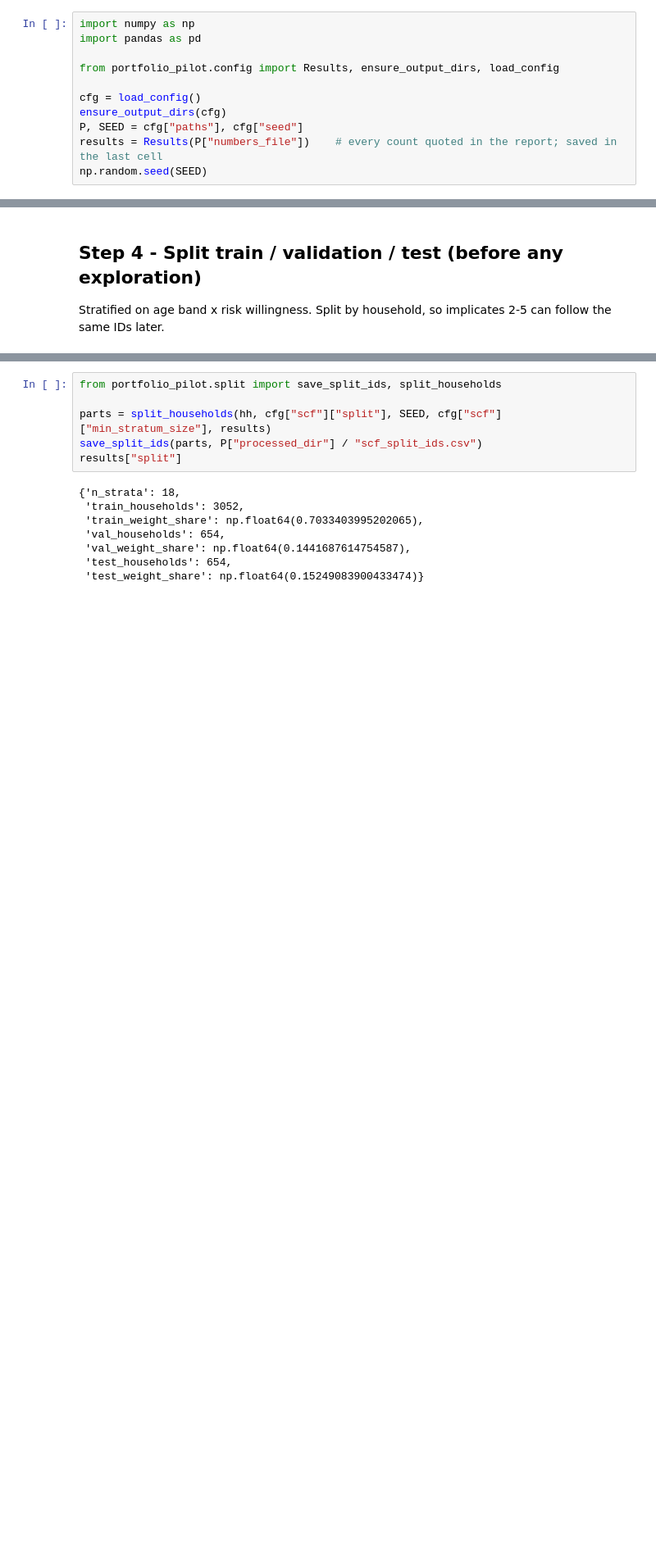
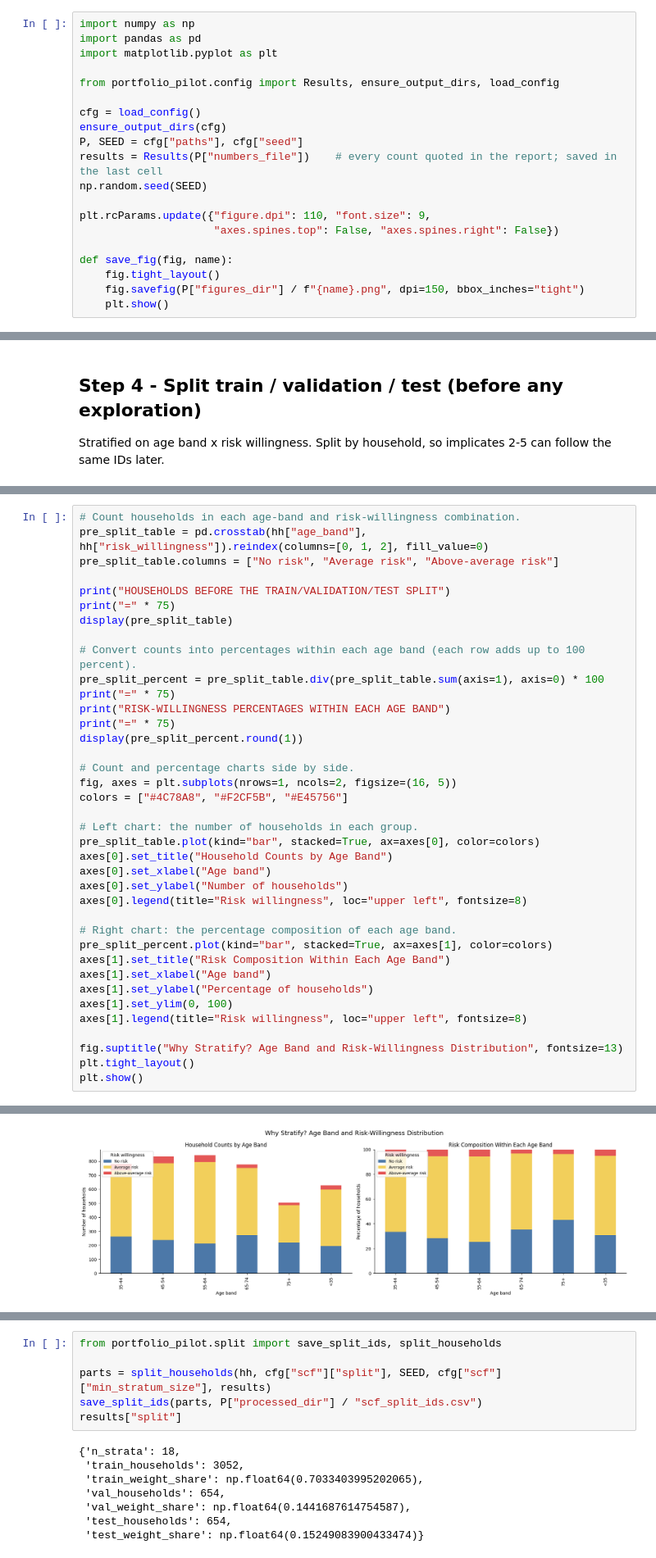
Before and after one commit to Ivory-Uche/Portfolio-Pilot, a Jupyter notebook: notebooks/01_clean_and_split.ipynb, the cells around one changed output, grey strips where cells are left out. Shown at 82% size. Saved outputs shown, nothing was run; the diff lists cells and outputs as text; blank space fills up the shorter version.

```diff
--- a/notebooks/01_clean_and_split.ipynb
+++ b/notebooks/01_clean_and_split.ipynb
@@ -12,6 +16,7 @@ Raw data in `data/raw/` is read-only. Everything written goes to `data/processed
 # %%
 import numpy as np
 import pandas as pd
+import matplotlib.pyplot as plt
 
 from portfolio_pilot.config import Results, ensure_output_dirs, load_config
 
@@ -20,5 +25,13 @@ ensure_output_dirs(cfg)
 P, SEED = cfg["paths"], cfg["seed"]
 results = Results(P["numbers_file"])    # every count quoted in the report; saved in the last cell
 np.random.seed(SEED)
+
+plt.rcParams.update({"figure.dpi": 110, "font.size": 9,
+                     "axes.spines.top": False, "axes.spines.right": False})
+
+def save_fig(fig, name):
+    fig.tight_layout()
+    fig.savefig(P["figures_dir"] / f"{name}.png", dpi=150, bbox_inches="tight")
+    plt.show()
 # %% [markdown]
 ## Step 2 - Load the SCF and check its structure
@@ -56,0 +125,39 @@ Stratified on age band x risk willingness. Split by household, so implicates 2-5
+# %%
+# Count households in each age-band and risk-willingness combination.
+pre_split_table = pd.crosstab(hh["age_band"], hh["risk_willingness"]).reindex(columns=[0, 1, 2], fill_value=0)
+pre_split_table.columns = ["No risk", "Average risk", "Above-average risk"]
+
+print("HOUSEHOLDS BEFORE THE TRAIN/VALIDATION/TEST SPLIT")
+print("=" * 75)
+display(pre_split_table)
+
+# Convert counts into percentages within each age band (each row adds up to 100 percent).
+pre_split_percent = pre_split_table.div(pre_split_table.sum(axis=1), axis=0) * 100
+print("=" * 75)
+print("RISK-WILLINGNESS PERCENTAGES WITHIN EACH AGE BAND")
+print("=" * 75)
+display(pre_split_percent.round(1))
+
+# Count and percentage charts side by side.
+fig, axes = plt.subplots(nrows=1, ncols=2, figsize=(16, 5))
+colors = ["#4C78A8", "#F2CF5B", "#E45756"]
+
+# Left chart: the number of households in each group.
+pre_split_table.plot(kind="bar", stacked=True, ax=axes[0], color=colors)
+axes[0].set_title("Household Counts by Age Band")
+axes[0].set_xlabel("Age band")
+axes[0].set_ylabel("Number of households")
+axes[0].legend(title="Risk willingness", loc="upper left", fontsize=8)
+
+# Right chart: the percentage composition of each age band.
+pre_split_percent.plot(kind="bar", stacked=True, ax=axes[1], color=colors)
+axes[1].set_title("Risk Composition Within Each Age Band")
+axes[1].set_xlabel("Age band")
+axes[1].set_ylabel("Percentage of households")
+axes[1].set_ylim(0, 100)
+axes[1].legend(title="Risk willingness", loc="upper left", fontsize=8)
+
+fig.suptitle("Why Stratify? Age Band and Risk-Willingness Distribution", fontsize=13)
+plt.tight_layout()
+plt.show()
+# %% [output]
@@ -56,0 +185 @@ Stratified on age band x risk willingness. Split by household, so implicates 2-5
+[figure, added]
```
Also changed, not shown: parts of 16 cells of this notebook, 3 other files.
